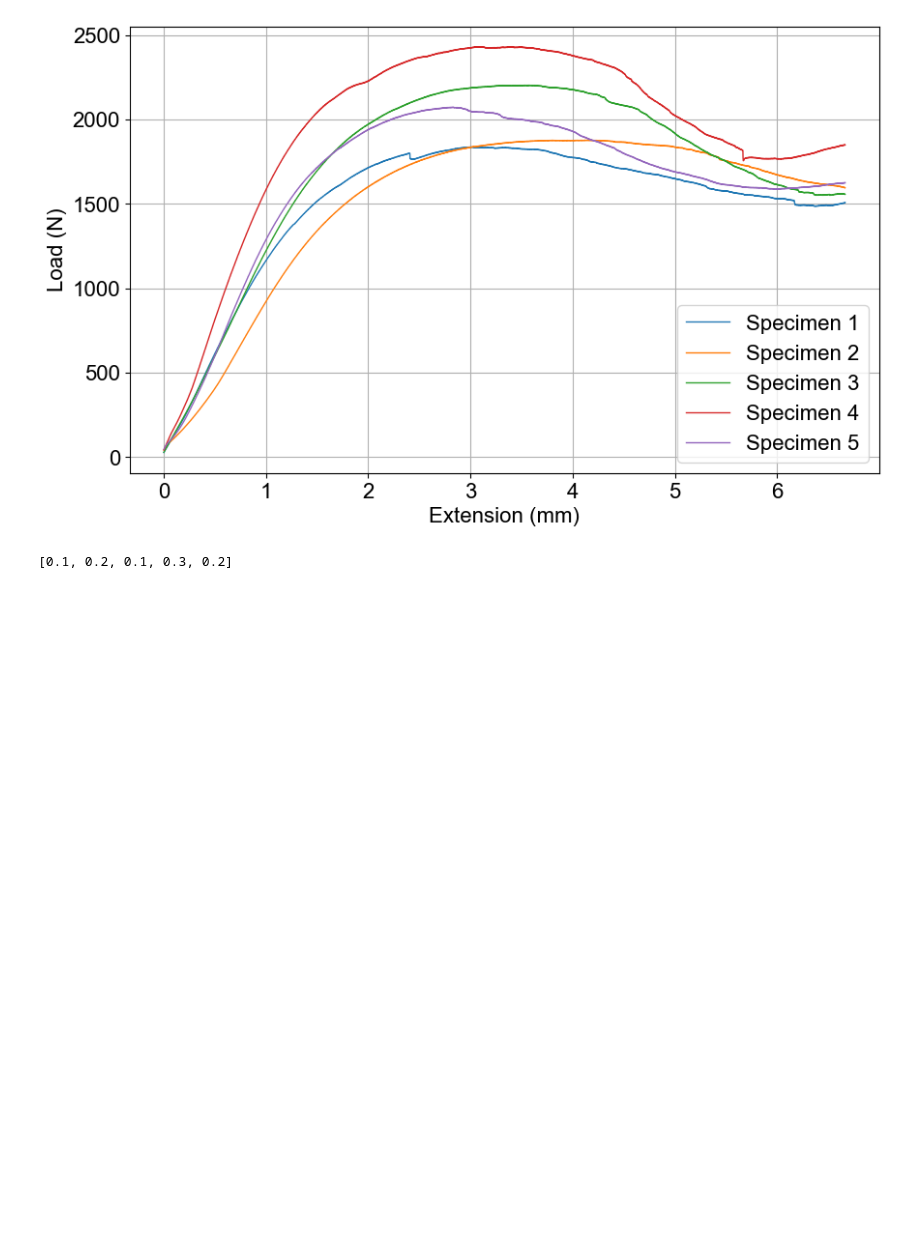
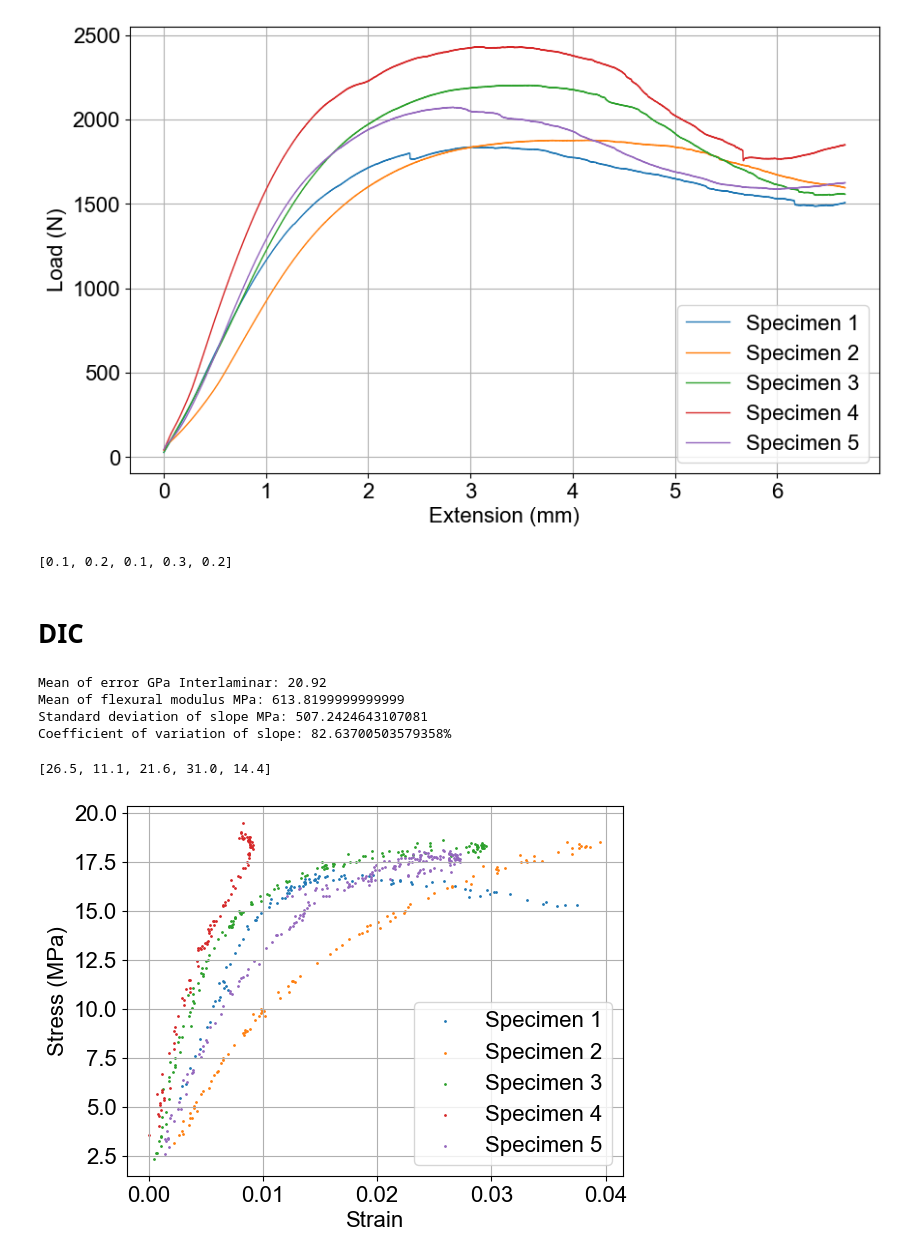
Before and after one commit to CleisonManriqueAguirre/postprocessing_test, a Jupyter notebook: Specimen_data_process.ipynb, the cells around one changed output. Cells and saved outputs as stored; diff of their text form; code cells hidden in the pictures; blank space fills up the shorter version.

```diff
--- a/Specimen_data_process.ipynb
+++ b/Specimen_data_process.ipynb
@@ -810,3 +843,50 @@ Coeff Variance Interl: 13.766831764069757
 Uncertainty Interl: 3.2115787249291166
 [figure]
 [0.1, 0.2, 0.1, 0.3, 0.2]
+# %% [markdown]
+# DIC
+# %%
+specimen_count = 5
+process_specimens(
+    corrected=False,
+    flexion=False,
+    compression=False,
+    shear=False,
+    specimen_count=5,
+    file_path_template='short_beam/3_axis/{}_exp_2.csv',
+    c1=3,
+    c2=8,
+    data_rows_end = {1: 100, 2: 100, 3: 150, 4: 100, 5: 200},
+    data_row_start = {1: 1, 2: 1, 3: 1, 4: 1, 5: 1},
+    data_linear_start = {1: 1, 2: 1, 3: 1, 4: 1, 5: 1},
+    data_linear_end = {1: 100, 2: 100, 3: 150, 4: 100, 5: 200},
+    # Area of the specimen in a dictionary
+    b = {
+        1: 17.18,  # b_1_A
+        2: 16.64,  # b_2_A
+        3: 17.3,   # b_3_A
+        4: 17.6,   # b_4_A
+        5: 15.69,  # b_1_B
+    },
+
+    h = {
+        1: 3.43,  # h_1_A
+        2: 3.21,  # h_2_A
+        3: 3.41,  # h_3_A
+        4: 3.00,  # h_4_A
+        5: 3.55,  # h_1_B
+    },
+    L=30,
+    specimen_number=range(1, specimen_count + 1),
+    DIC_short=True
+)
+
+#range(1, specimen_count + 1)
+# print(range(1, specimen_count + 1))
+# %% [output]
+Mean of error GPa Interlaminar: 20.92
+Mean of flexural modulus MPa: 613.8199999999999
+Standard deviation of slope MPa: 507.2424643107081
+Coefficient of variation of slope: 82.63700503579358%
+[26.5, 11.1, 21.6, 31.0, 14.4]
+[figure, added]
```
Also changed, not shown: parts of 2 cells of this notebook, 10 other files.
